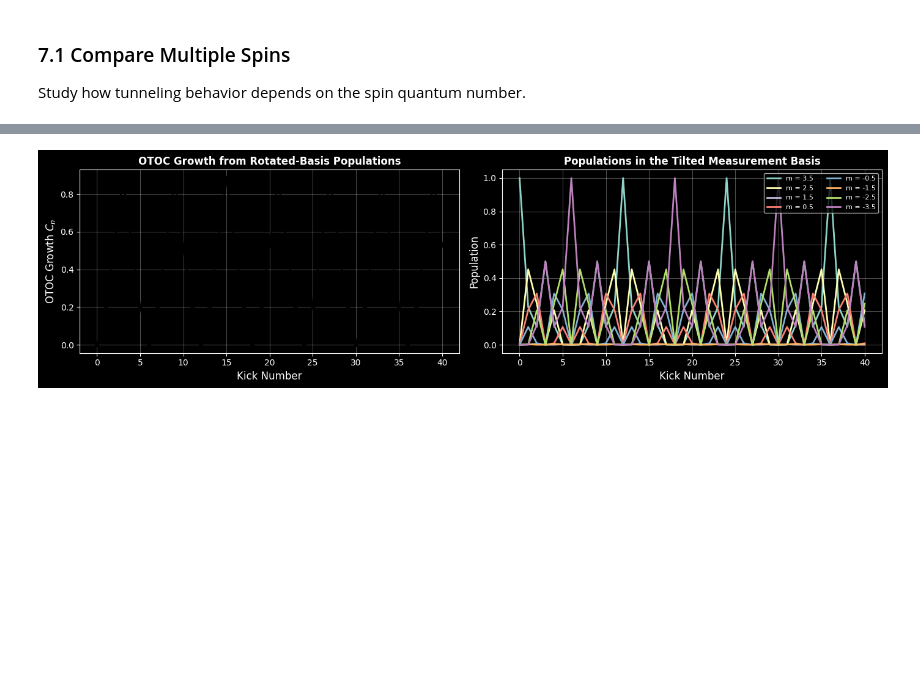
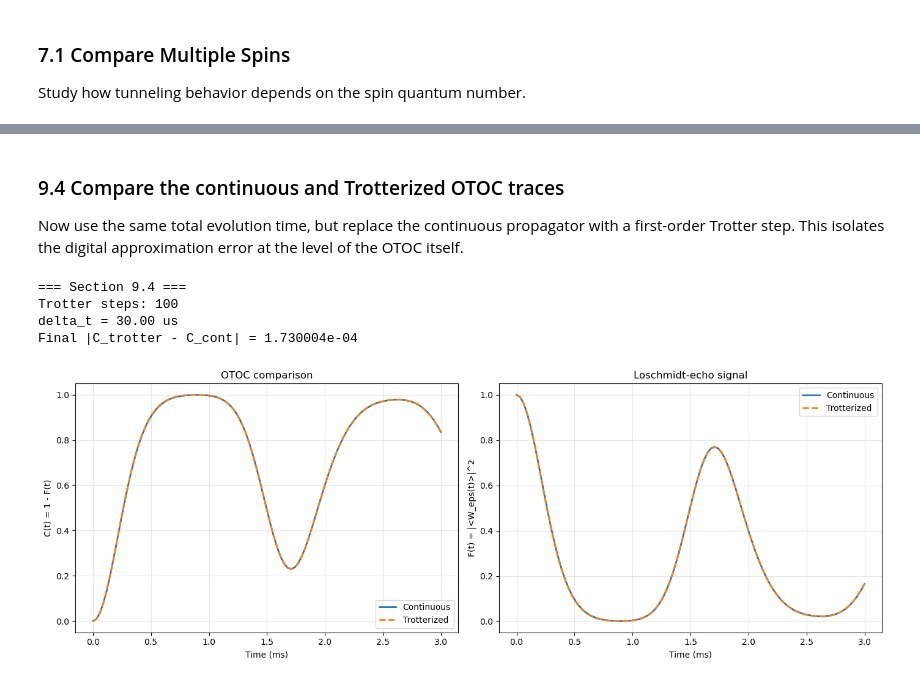
Before and after one commit to arjenvaartjes/Psyduck, a Jupyter notebook: examples/chaosqkt/ChaosQKT_psyduck.ipynb, the cells around one changed output, grey strips where cells are left out. Saved outputs shown, nothing was run; the diff lists cells and outputs as text; code cells hidden in the pictures; blank space fills up the shorter version.

```diff
--- a/examples/chaosqkt/ChaosQKT_psyduck.ipynb
+++ b/examples/chaosqkt/ChaosQKT_psyduck.ipynb
@@ -519,0 +558,12 @@ Computed 41 states across 40 kicks
+# %%
+# Section 8.3: Compare Trotterized and Continuous Evolution
+
+continuous_series = qkt.run_continuous_evolution(psi0, H_total, I, T_total, n_trotter)
+psi_continuous_trajectory = continuous_series.states
+continuous_populations = continuous_series.populations()
+psi_continuous_final = psi_continuous_trajectory[-1]
+
+comparison_fidelity = qt.fidelity(psi_trotter_final, psi_continuous_final)
+population_error = np.linalg.norm(
+    qkt.state_populations(psi_trotter_final) - qkt.state_populations(psi_continuous_final)
+)
@@ -520,23 +821,60 @@ Computed 41 states across 40 kicks
+# %% [markdown]
+### 9.4 Compare the continuous and Trotterized OTOC traces
+
+Now use the same total evolution time, but replace the continuous propagator with a first-order Trotter step. This isolates the digital approximation error at the level of the OTOC itself.
+# %%
+# Section 9.4: Trotterized OTOC on the same time grid
+
+otoc_n_trotter = len(otoc_time) - 1
+otoc_delta_t = otoc_time[-1] / otoc_n_trotter
+
+otoc_U_step, otoc_Uy_step, otoc_Uzz_step = qkt.build_trotter_step(
+    otoc_spin,
+    otoc_delta_t,
+    otoc_rabi,
+    otoc_Hzz
+)
+
+otoc_trotter_states = qkt.run_trotterized_evolution(otoc_psi0, otoc_U_step, otoc_n_trotter)
+otoc_C_trotter, otoc_F_trotter, otoc_probs_trotter, _ = qkt.otoc_trajectory(
+    otoc_trotter_states,
+    theta=otoc_theta,
+    phi=otoc_phi,
+    eps=otoc_eps,
+    j=otoc_spin
+)
+
+print("=== Section 9.4 ===")
+print(f"Trotter steps: {otoc_n_trotter}")
+print(f"delta_t = {otoc_delta_t * 1e6:.2f} us")
+print(f"Final |C_trotter - C_cont| = {abs(otoc_C_trotter[-1] - otoc_C_cont[-1]):.6e}")
+# %% [output]
+=== Section 9.4 ===
+Trotter steps: 100
+delta_t = 30.00 us
+Final |C_trotter - C_cont| = 1.730004e-04
 # %%
-# Plot the OTOC growth together with the measurement-basis populations
-fig, axes = plt.subplots(1, 2, figsize=(14, 4))
+# Section 9.4: Plot continuous and Trotterized OTOC together
 
-axes[0].plot(kick_axis, otoc_growth, 'o-', linewidth=2, markersize=4, color='black')
-axes[0].set_xlabel('Kick Number', fontsize=12)
-axes[0].set_ylabel('OTOC Growth $C_n$', fontsize=12)
-axes[0].set_title('OTOC Growth from Rotated-Basis Populations', fontsize=12, fontweight='bold')
+fig, axes = plt.subplots(1, 2, figsize=(14, 5), sharey=False)
+
+axes[0].plot(otoc_time * 1e3, otoc_C_cont, linewidth=2, label='Continuous')
+axes[0].plot(otoc_time * 1e3, otoc_C_trotter, '--', linewidth=2, label='Trotterized')
+axes[0].set_xlabel('Time (ms)')
+axes[0].set_ylabel('C(t) = 1 - F(t)')
+axes[0].set_title('OTOC comparison')
 axes[0].grid(True, alpha=0.3)
+axes[0].legend()
 
-for idx, m in enumerate(m_vals):
-    axes[1].plot(kick_axis, otoc_populations[:, idx], linewidth=2, label=f'm = {m:g}')
-
-axes[1].set_xlabel('Kick Number', fontsize=12)
-axes[1].set_ylabel('Population', fontsize=12)
-axes[1].set_title('Populations in the Tilted Measurement Basis', fontsize=12, fontweight='bold')
+axes[1].plot(otoc_time * 1e3, otoc_F_cont, linewidth=2, label='Continuous')
+axes[1].plot(otoc_time * 1e3, otoc_F_trotter, '--', linewidth=2, label='Trotterized')
+axes[1].set_xlabel('Time (ms)')
+axes[1].set_ylabel('F(t) = |<W_eps(t)>|^2')
+axes[1].set_title('Loschmidt-echo signal')
 axes[1].grid(True, alpha=0.3)
-axes[1].legend(fontsize=8, ncol=2)
+axes[1].legend()
 
 plt.tight_layout()
 plt.show()
 # %% [output]
-[figure, old version]
+[figure, new version]
```
Also changed, not shown: parts of 38 cells of this notebook, 46 other files.
